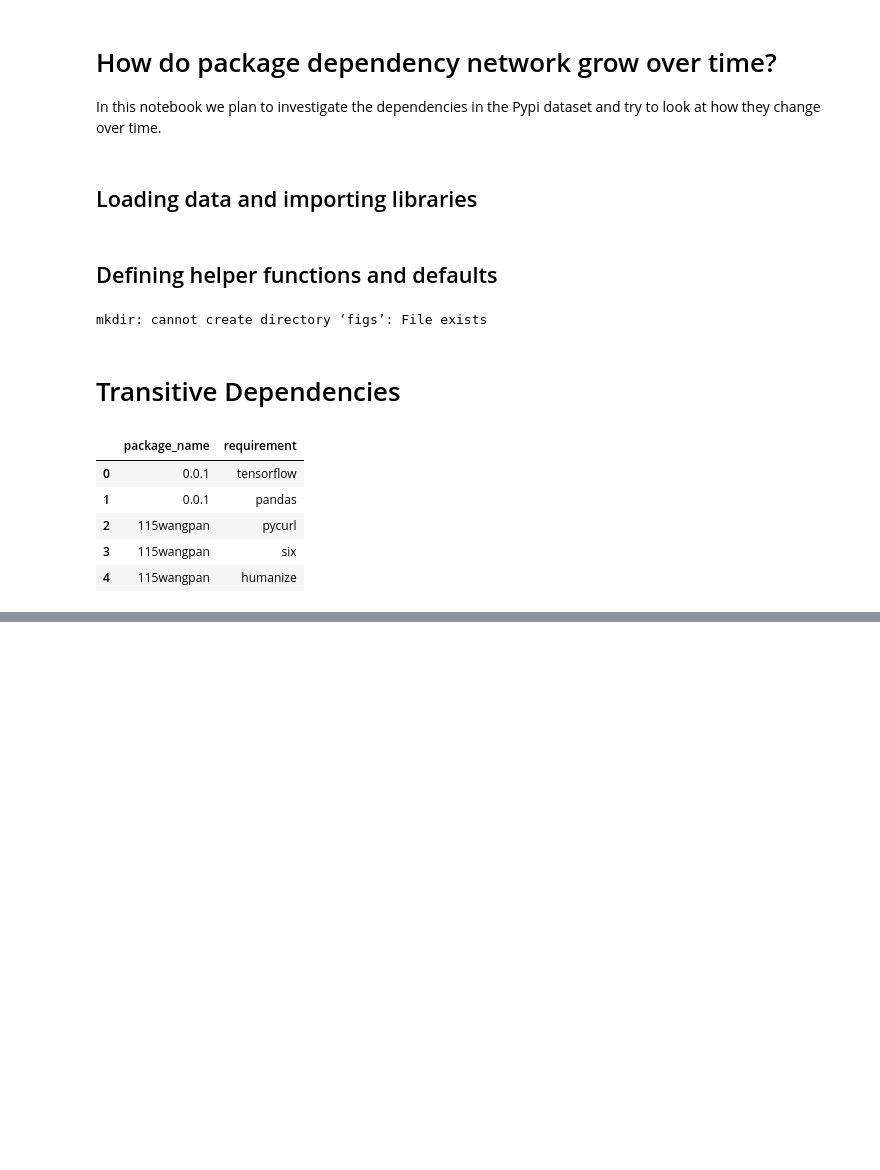
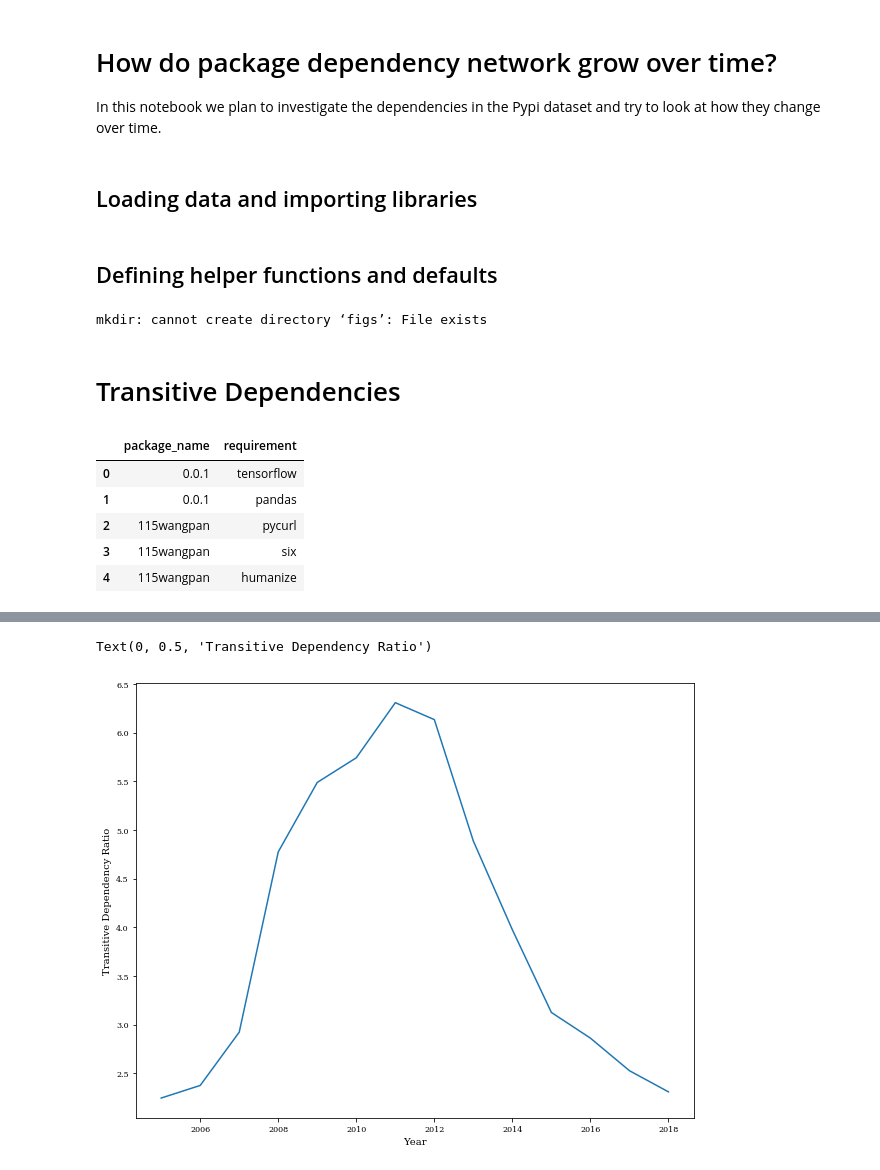
Before and after one commit to nimamahmoudi/cmput663-final-project, a Jupyter notebook: RQ1/rq4-transitive-dependency.ipynb, the cells around one changed output, grey strips where cells are left out. Drawn from its saved outputs; the diff is of its cells as text; code cells hidden in the pictures; blank space fills up the shorter version.

Commit message:
added temp transitive dependencies

```diff
--- a/RQ1/rq4-transitive-dependency.ipynb
+++ b/RQ1/rq4-transitive-dependency.ipynb
@@ -92,9 +71,9 @@ data_folder = '../data/'
 
 requirements = pd.read_csv(data_folder + 'reqs.csv')
 
-subset = pd.read_csv(data_folder + 'data_2018.csv')
-subset.loc[:,'package_name'] = subset.loc[:,'name']
-subset.loc[:,'requirement'] = subset.loc[:,'deps']
+# subset = pd.read_csv(data_folder + 'data_2017.csv')
+# subset.loc[:,'package_name'] = subset.loc[:,'name']
+# subset.loc[:,'requirement'] = subset.loc[:,'deps']
 
 requirements.loc[:,'package_name'] = requirements.loc[:,'package_name'].apply(lambda x: x.lower() if type(x)==str else x)
 requirements.loc[:,'requirement'] = requirements.loc[:,'requirement'].apply(lambda x: x.lower() if type(x)==str else x)
@@ -113,8 +92,12 @@ from tqdm.autonotebook import tqdm
 tqdm.pandas()
 # %%
 dep_cache = {}
+MAX_LEVEL = 10
 
 def get_direct_deps(p):
+    if p in dep_cache:
+        return dep_cache[p][1]
+
     direct_deps = list(requirements.loc[requirements.loc[:, 'package_name'] == p, 'requirement'])
 #     print('direct_deps', p, direct_deps)
     return direct_deps
@@ -122,7 +105,7 @@ def get_direct_deps(p):
 def get_all_deps(p, level=1, old_deps=None):
     if old_deps is None:
         old_deps = []
-    if level > 5:
+    if level > MAX_LEVEL:
         return -1, -1
     if p in dep_cache:
         return dep_cache[p]
@@ -280,0 +153,20 @@ transreqs
+# %%
+years = []
+ratios = []
+
+for year in range(2005, 2019):
+    subset = pd.read_csv(data_folder + f'data_{year}.csv')
+    subset.loc[:,'package_name'] = subset.loc[:,'name']
+    subset.loc[:,'requirement'] = subset.loc[:,'deps']
+
+    subset.loc[:,'tran_deps'] = subset.loc[:,'package_name'].progress_apply(get_transitive_deps)
+    subset.loc[:,'tran_deps_lens'] = subset.loc[:,'tran_deps'].apply(lambda x: len(x))
+    subset.loc[:,'dir_deps_lens'] = subset.loc[:,'package_name'].apply(lambda x: len(get_direct_deps(x)))
+    subset.loc[:,'ratios'] = subset.apply(lambda x: x['tran_deps_lens'] / x['dir_deps_lens'], axis=1)
+
+    ratio = subset.loc[:,'ratios'].mean()
+
+    print('Year:', year, ratio)
+
+    years.append(year)
+    ratios.append(ratio)
@@ -280,0 +187,9 @@ transreqs
+# %%
+plt.figure(figsize=(10,8))
+
+plt.plot(years, ratios)
+plt.xlabel('Year')
+plt.ylabel('Transitive Dependency Ratio')
+# %% [output]
+Text(0, 0.5, 'Transitive Dependency Ratio')
+[figure, added]
```
Also changed, not shown: parts of 10 cells of this notebook.
